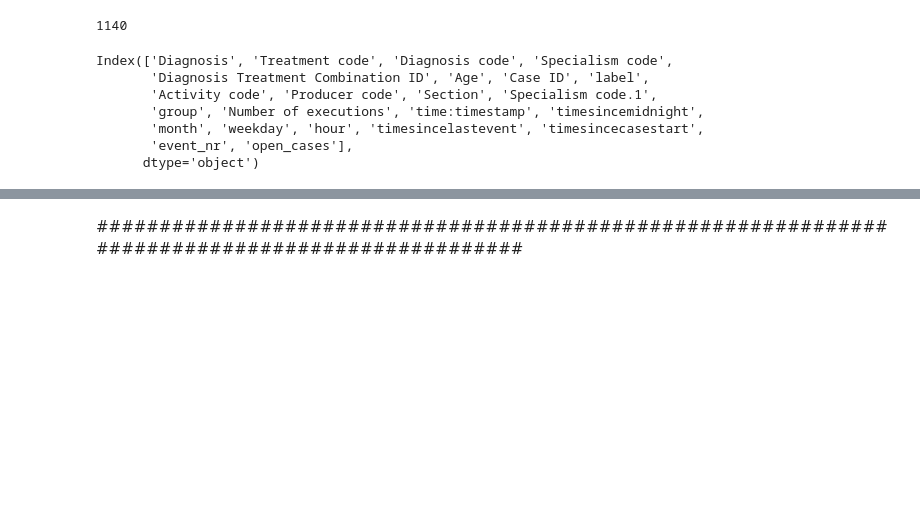
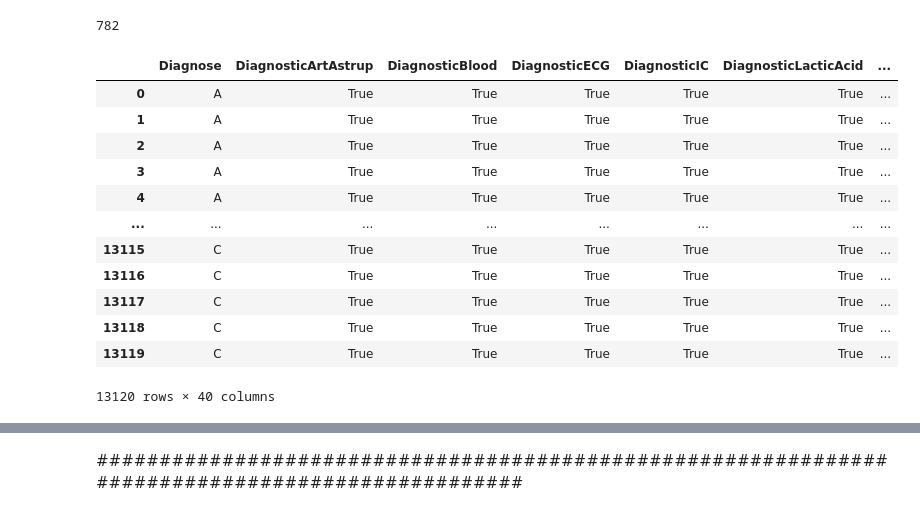
Before and after one commit to zahradbozorgi/JITCat, a Jupyter notebook: JITL/BPI2011_prediction_JITL.ipynb, the cells around one changed output, grey strips where cells are left out. Saved outputs shown, nothing was run; the diff lists cells and outputs as text; code cells hidden in the pictures; blank space fills up the shorter version.

```diff
--- a/JITL/BPI2011_prediction_JITL.ipynb
+++ b/JITL/BPI2011_prediction_JITL.ipynb
@@ -37,5 +34,5 @@ bpic2011_f4
 # %%
 case_id_col = 'Case ID'
 timestamp_col = 'time:timestamp'
-target_col = "Activity code"
-dataset_name = 'bpic2011_f1'
+target_col = "Activity"
+dataset_name = 'sepsis_cases_1'
@@ -50,2 +39,4 @@ features = ['BR Temp (°C)', 'pH (Internal)', 'Viability (%)', 'VCD (10^6 cells/
 # %%
 df = pd.read_csv('data/processed_benchmark_event_logs/BPIC11_f1.csv', sep=';')
+# %%
+df = pd.read_csv('data/processed_benchmark_event_logs/sepsis_cases_1.csv', sep=';')
@@ -52,3 +45,3 @@ df = pd.read_csv('data/processed_benchmark_event_logs/BPIC11_f1.csv', sep=';')
 # %%
-df[timestamp_col] = pd.to_datetime(df[timestamp_col])
+df[dataset_manager.timestamp_col] = pd.to_datetime(df[dataset_manager.timestamp_col])
 # %%
@@ -58,15 +49,21 @@ dataset_manager = DatasetManager(dataset_name)
 # %%
-df[case_id_col].nunique()
+df[dataset_manager.case_id_col].nunique()
 # %% [output]
-1140
+782
 # %%
-df.columns
+df
 # %% [output]
+|  | Diagnose | DiagnosticArtAstrup | DiagnosticBlood | DiagnosticECG | DiagnosticIC | DiagnosticLacticAcid | ... |
+| 0 | A | True | True | True | True | True | ... |
+| 1 | A | True | True | True | True | True | ... |
+| 2 | A | True | True | True | True | True | ... |
+| 3 | A | True | True | True | True | True | ... |
+| 4 | A | True | True | True | True | True | ... |
+| ... | ... | ... | ... | ... | ... | ... | ... |
+| 13115 | C | True | True | True | True | True | ... |
+| 13116 | C | True | True | True | True | True | ... |
+| 13117 | C | True | True | True | True | True | ... |
+| 13118 | C | True | True | True | True | True | ... |
+| 13119 | C | True | True | True | True | True | ... |
-Index(['Diagnosis', 'Treatment code', 'Diagnosis code', 'Specialism code',
-       'Diagnosis Treatment Combination ID', 'Age', 'Case ID', 'label',
-       'Activity code', 'Producer code', 'Section', 'Specialism code.1',
-       'group', 'Number of executions', 'time:timestamp', 'timesincemidnight',
-       'month', 'weekday', 'hour', 'timesincelastevent', 'timesincecasestart',
-       'event_nr', 'open_cases'],
-      dtype='object')
+13120 rows × 40 columns
 # %%
```
Also changed, not shown: parts of 36 cells of this notebook, 8 other files.
